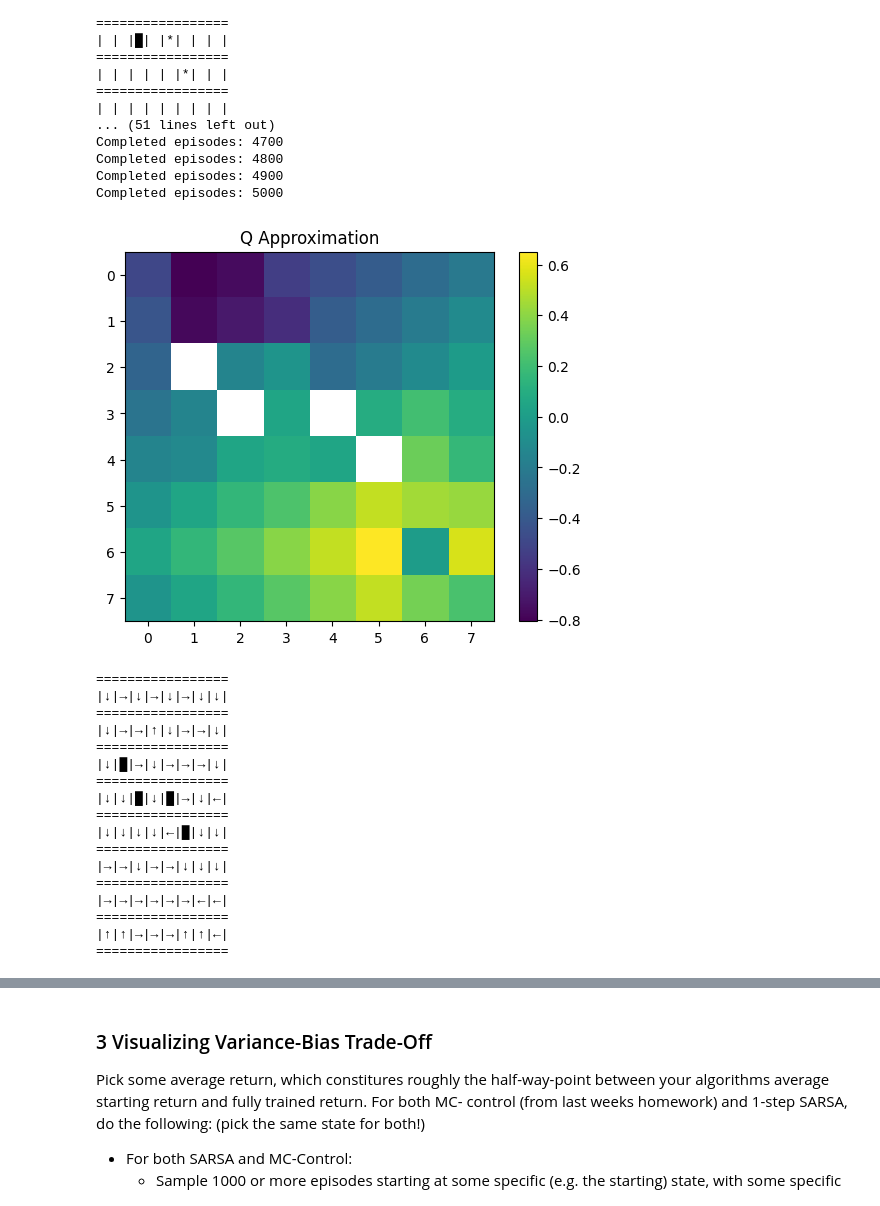
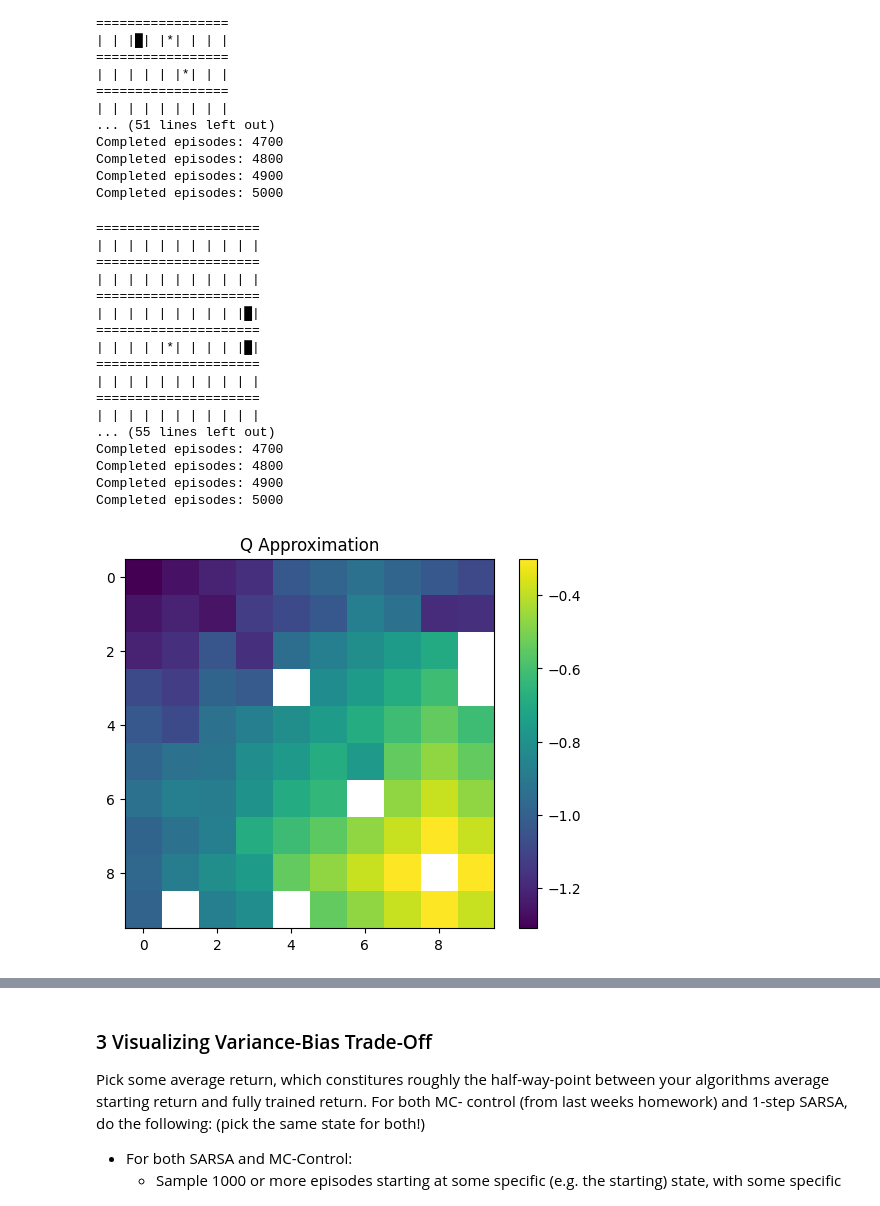
Before and after one commit to syntactic/DeepReinforcementLearning, a Jupyter notebook: Group9_HW3_solution.ipynb, the cells around one changed output, grey strips where cells are left out. Drawn from its saved outputs; the diff is of its cells as text; code cells hidden in the pictures.

```diff
--- a/Group9_HW3_solution.ipynb
+++ b/Group9_HW3_solution.ipynb
@@ -25,6 +25,18 @@ DOWN = 2
 RIGHT = 3
 DIRECTIONS = [UP, LEFT, DOWN, RIGHT]
 DIRECTION_TO_SYMBOL = {UP:"↑", LEFT:"←", DOWN:"↓", RIGHT:"→", "EMPTY":"█"}
+
+class State:
+
+    def __init__(self, row, col):
+        self.row = row
+        self.col = col
+
+    def __eq__(self, other):
+        return self.row == other.row and self.col == other.col
+
+    def __repr__(self):
+        return f"({self.row}, {self.col})"
 
 def distance_between_states(state_1: State, state_2: State) -> int:
     """Calculate Manhattan distance between states. This is useful for the
@@ -119,18 +131,6 @@ def max_q(Q):
                 actions[x][y] = max_action
 
     return (values, actions)
-
-class State:
-
-    def __init__(self, row, col):
-        self.row = row
-        self.col = col
-
-    def __eq__(self, other):
-        return self.row == other.row and self.col == other.col
-
-    def __repr(self):
-        return f"({self.row}, {self.col})"
 # %% [markdown]
 #### Agent Classes
 # %%
@@ -250,7 +250,9 @@ class GridWorld:
         return State(rand_row, rand_col)
 
     def state_is_open(self, state: State):
-        return self.grid[state.row][state.col] == " "
+        # if the agent is in the state, then it's considered open. Is there
+        # a better way to represent this?
+        return self.grid[state.row][state.col] in " A"
 
     def spawn_complexity_randomly(self, complexity, seed=None):
         random.seed(seed)
@@ -277,6 +279,8 @@ class GridWorld:
             self.grid[self.agent.state.row][self.agent.state.col] = "A"
             self.update_valid_next_actions_and_states()
         else:
+            print(start.row, start.col)
+            print(self)
             sys.exit('reset_agent failed')
 
     def valid(self, state):
@@ -570,28 +741,35 @@ Completed episodes: 5000
 # %%
+height = 10
+width = 10
+num_episodes = 5000
+g = GridWorld(height, width, complex=True, win_state=State(height-2, width-2), num_walls=3, num_warps=3)
+print(g) # print the gridworld
+Q, episode_returns, wallclock_times, Q_sa_pair = approximate_q(g, ArgMaxAgent(), approximator=Sarsa_Approximator, num_episodes=num_episodes, track=True)
+
 # plot maximum Q values
 (q_values, actions) = max_q(Q)
 plt.imshow(q_values)
 plt.colorbar()
 plt.title("Q Approximation")
 plt.show()
 
 print_policy_from_q(Q)
 # %% [output]
+=====================
+| | | | | | | | | | |
+=====================
+| | | | | | | | | | |
+=====================
+| | | | | | | | | |█|
+=====================
+| | | | |*| | | | |█|
+=====================
+| | | | | | | | | | |
+=====================
+| | | | | | | | | | |
+... (55 lines left out)
+Completed episodes: 4700
+Completed episodes: 4800
+Completed episodes: 4900
+Completed episodes: 5000
-[figure, old version]
+[figure, new version]
-=================
-|↓|→|↓|→|↓|→|↓|↓|
-=================
-|↓|→|→|↑|↓|→|→|↓|
-=================
-|↓|█|→|↓|→|→|→|↓|
-=================
-|↓|↓|█|↓|█|→|↓|←|
-=================
-|↓|↓|↓|↓|←|█|↓|↓|
-=================
-|→|→|↓|→|→|↓|↓|↓|
-=================
-|→|→|→|→|→|→|←|←|
-=================
-|↑|↑|→|→|→|↑|↑|←|
-=================
```
Also changed, not shown: parts of 7 cells of this notebook.
